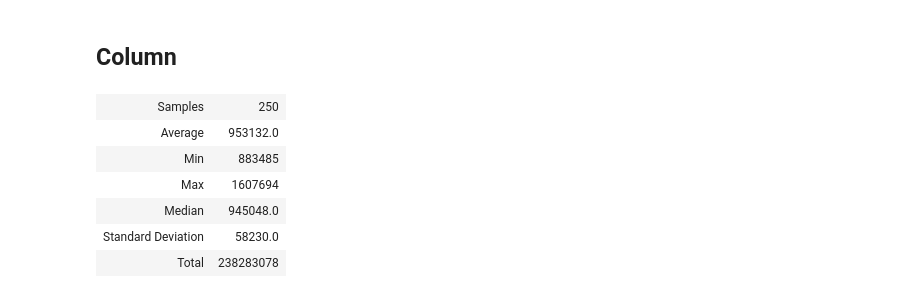
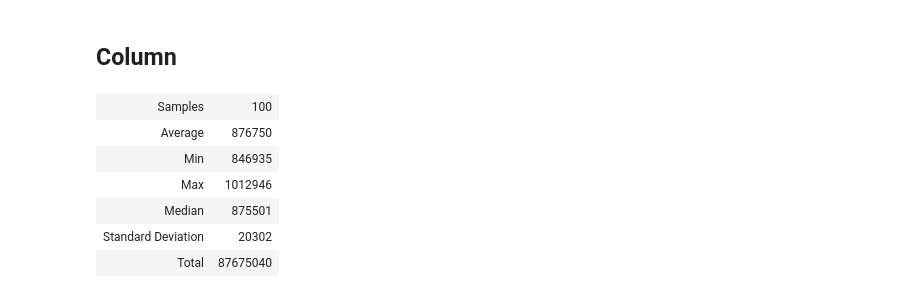
Before and after one commit to Osslack/HANA_SSBM, a Jupyter notebook: src/analyser/Analysis-SSBM-HANA.ipynb, the cells around one changed output. Cells and saved outputs as stored; diff of their text form; code cells hidden in the pictures.

```diff
--- a/src/analyser/Analysis-SSBM-HANA.ipynb
+++ b/src/analyser/Analysis-SSBM-HANA.ipynb
@@ -31,15 +123,15 @@ analyser.print_benchmark_stats(benchmark)
 ## Column
 # %%
 benchmark = analyser.get_column_benchmark()
-analyser.print_benchmark_stats(benchmark)
+benchmark.print_stats()
 # %% [output]
-| Samples | 250 |
-| Average | 953132.0 |
-| Min | 883485 |
-| Max | 1607694 |
-| Median | 945048.0 |
-| Standard Deviation | 58230.0 |
-| Total | 238283078 |
+| Samples | 100 |
+| Average | 876750 |
+| Min | 846935 |
+| Max | 1012946 |
+| Median | 875501 |
+| Standard Deviation | 20302 |
+| Total | 87675040 |
 # %%
 from util import Comparison
 
```
Also changed, not shown: parts of 7 cells of this notebook, 2 other files.
